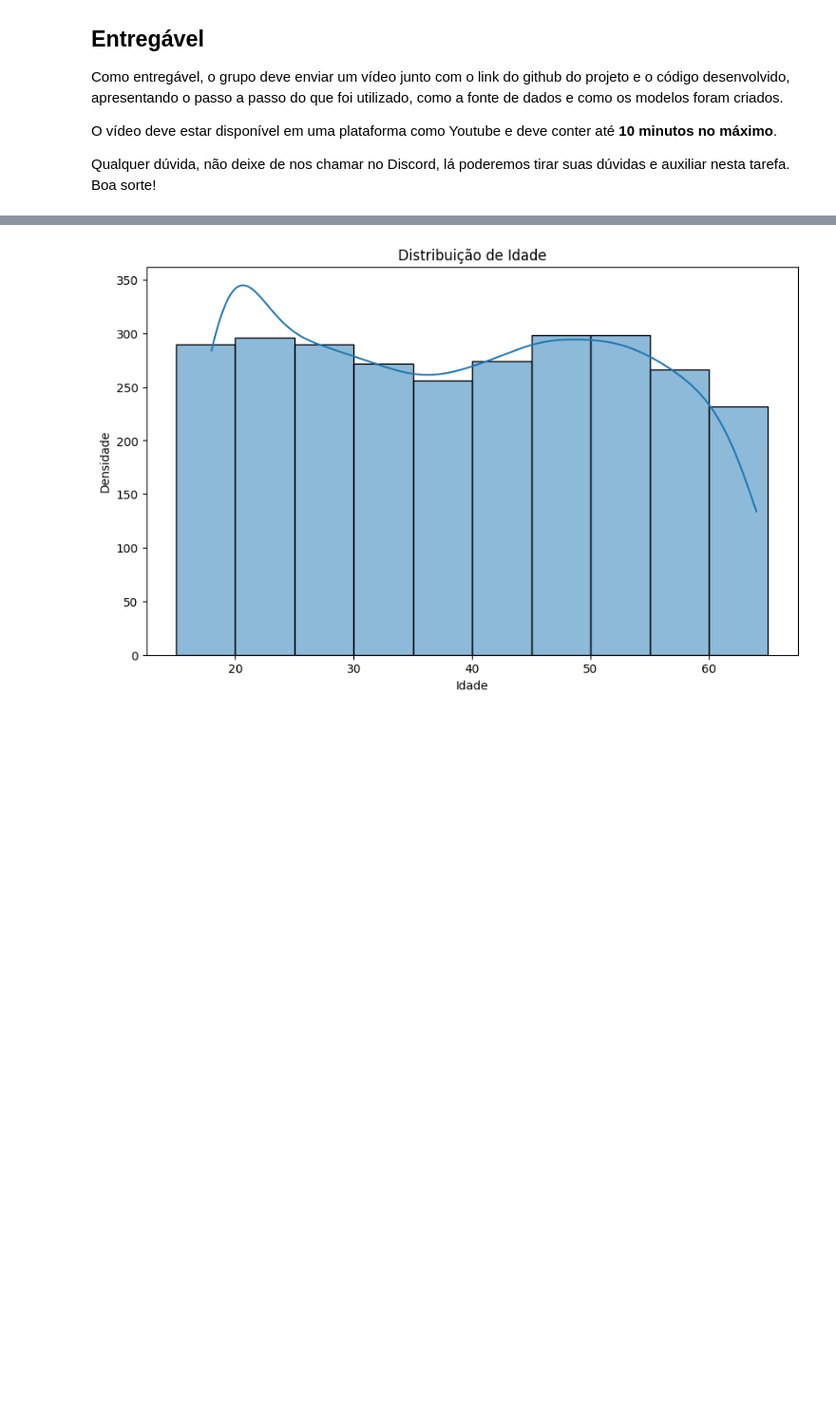
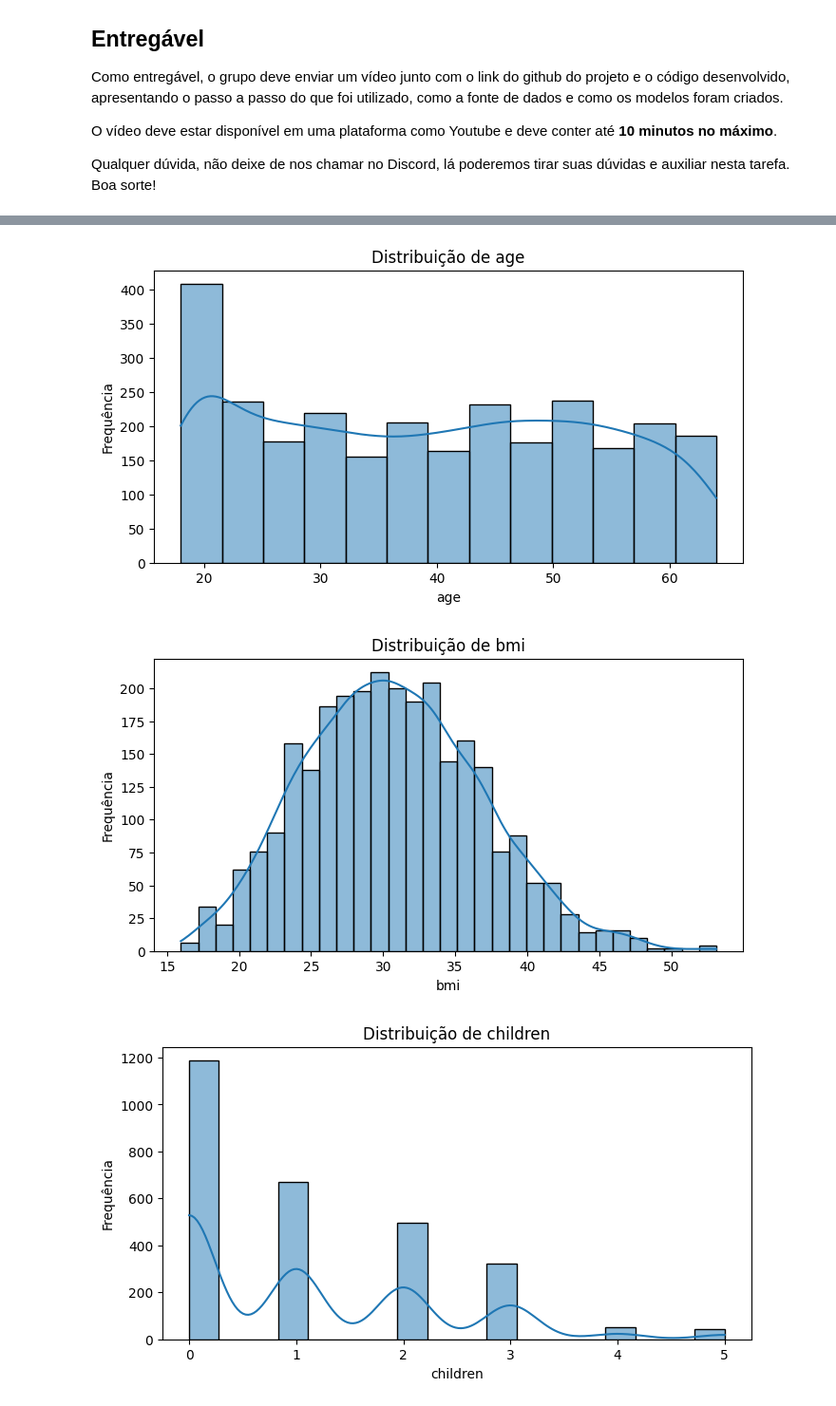
Before and after one commit to iaglourenco/fiap-tech-challenges, a Jupyter notebook: Tech_Challenge_1.ipynb, the cells around one changed output, grey strips where cells are left out. Shown: that part at 95% size. Drawn from its saved outputs; the diff is of its cells as text; code cells hidden in the pictures; blank space fills up the shorter version.

```diff
--- a/Tech_Challenge_1.ipynb
+++ b/Tech_Challenge_1.ipynb
@@ -88,13 +115,14 @@ df.head()
 # %%
-# Análise da base de dados
-import matplotlib.pyplot as plt
-import seaborn as sns
-
-plt.figure(figsize=(10, 6))
-sns.histplot(df['age'],bins=range(15,70,5),kde=True)
-plt.title('Distribuição de Idade')
-plt.xlabel('Idade')
-plt.ylabel('Densidade')
-plt.show()
+# Histogramas para colunas numéricas
+num_cols = ['age', 'bmi', 'children', 'charges']
+for col in num_cols:
+    plt.figure(figsize=(8, 4))
+    sns.histplot(df[col], kde=True)
+    plt.title(f'Distribuição de {col}')
+    plt.xlabel(col)
+    plt.ylabel('Frequência')
+    plt.show()
 # %% [output]
-[figure, old version]
+[figure, new version]
+[figure, added]
+[figure, added]
```
Also changed, not shown: parts of 9 cells of this notebook.
